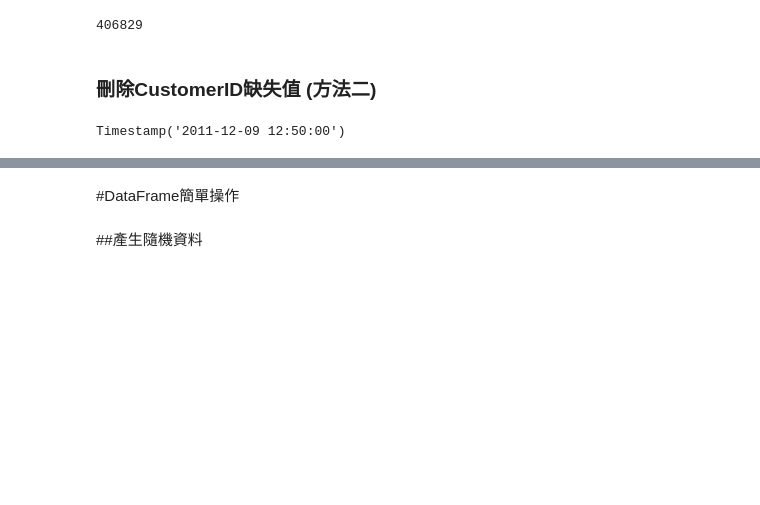
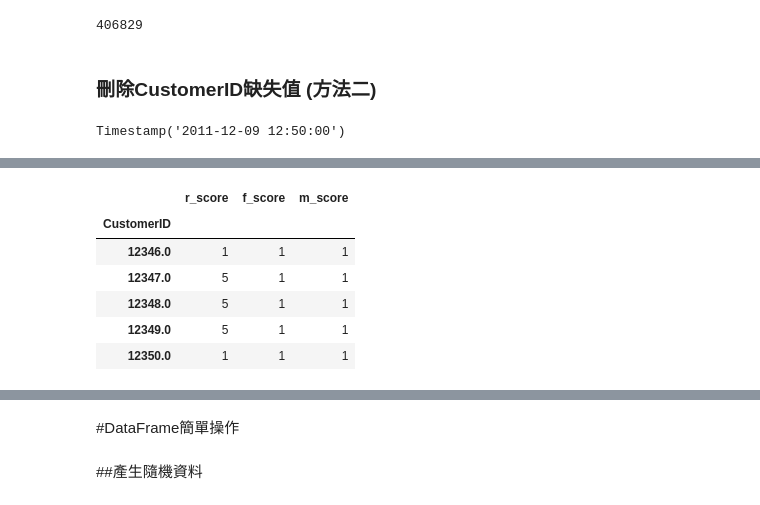
Before and after one commit to AlvisSu/20220702-python-lesson, a Jupyter notebook: 20220820.ipynb, the cells around one changed output, grey strips where cells are left out. Drawn from its saved outputs; the diff is of its cells as text; code cells hidden in the pictures; blank space fills up the shorter version.

```diff
--- a/20220820.ipynb
+++ b/20220820.ipynb
@@ -143,5 +143,5 @@ df2 = Retail_df[Retail_df['CustomerID'].notnull()]
 # %%
-ref_date = df2['InvoiceDate'].max()
+ref_date = df['InvoiceDate'].max()
 # %%
 ref_date
 # %% [output]
@@ -157,0 +208,3 @@ monetary = df['amount'].groupby(df['CustomerID']).sum()
+# %%
+# 計算上一次購買間隔天數(幾天前)
+r_interval = (ref_date - recency).dt.days
@@ -157,0 +227,6 @@ monetary = df['amount'].groupby(df['CustomerID']).sum()
+# %%
+# 計算 R, F, M 值
+#分成5等份
+r_score = pd.cut(r_interval, 5, labels=[5, 4, 3, 2, 1])
+f_score = pd.cut(frequency, 5, labels=[1, 2, 3, 4, 5])
+m_score = pd.cut(monetary, 5, labels=[1, 2, 3, 4, 5])
@@ -157,0 +267,14 @@ monetary = df['amount'].groupby(df['CustomerID']).sum()
+# %%
+# 合併Series成DataFrame: 方法一
+rfm = {'r_score':r_score, 'f_score':f_score, 'm_score':m_score}
+rfm_df = pd.DataFrame(rfm)
+# %%
+rfm_df.head()
+# %% [output]
+|  | r_score | f_score | m_score |
+| CustomerID |  |  |  |
+| 12346.0 | 1 | 1 | 1 |
+| 12347.0 | 5 | 1 | 1 |
+| 12348.0 | 5 | 1 | 1 |
+| 12349.0 | 5 | 1 | 1 |
+| 12350.0 | 1 | 1 | 1 |
```
Also changed, not shown: parts of 18 cells of this notebook.
